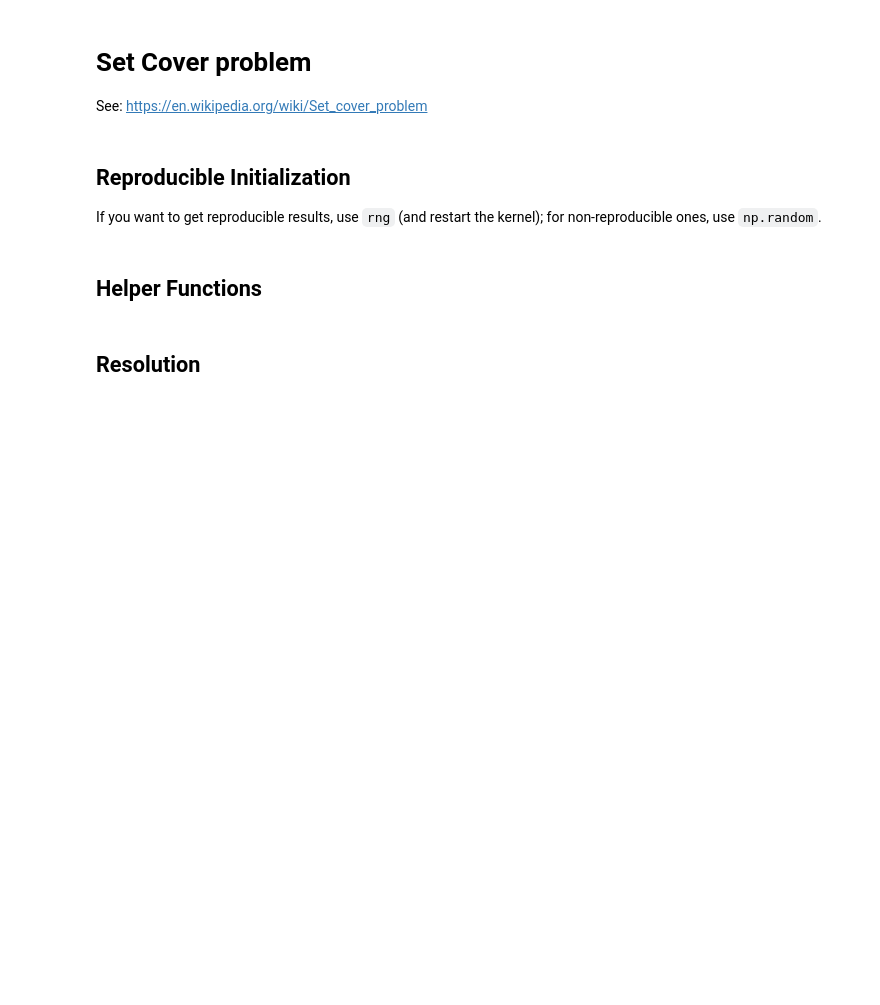
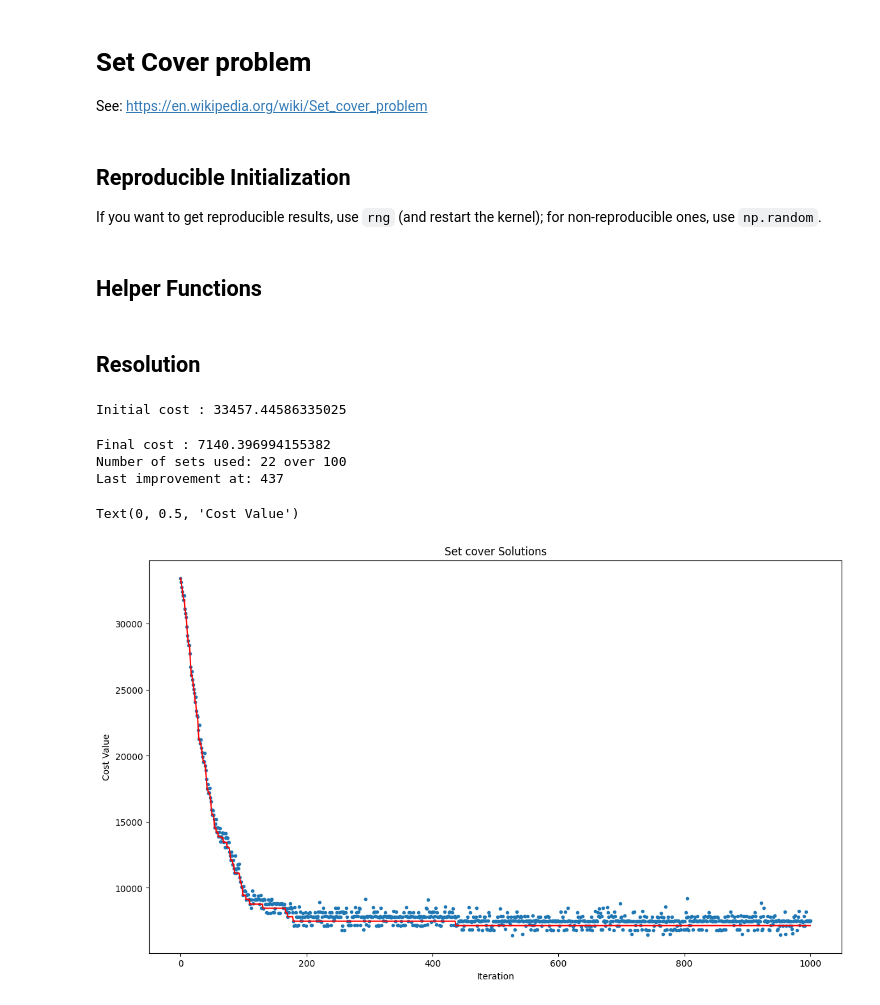
Before and after one commit to Lorkenzo/CI2024_lab1, a Jupyter notebook: set-cover.ipynb, the cells around one changed output. Drawn from its saved outputs; the diff is of its cells as text; code cells hidden in the pictures; blank space fills up the shorter version.

Commit message:
First Solution

```diff
--- a/set-cover.ipynb
+++ b/set-cover.ipynb
@@ -18,9 +19,9 @@ import matplotlib.pyplot as plt
 
 If you want to get reproducible results, use `rng` (and restart the kernel); for non-reproducible ones, use `np.random`.
 # %%
-UNIVERSE_SIZE = 100_000
-NUM_SETS = 10_000
-DENSITY = 0.3
+UNIVERSE_SIZE = 1000
+NUM_SETS = 100
+DENSITY = 0.2
 
 rng = np.random.Generator(np.random.PCG64([UNIVERSE_SIZE, NUM_SETS, int(10_000 * DENSITY)]))
 # %%
@@ -57,28 +58,57 @@ def tweak(solution):
 # %%
 solution = np.full(NUM_SETS, True)
 
-history = [cost(solution)]
+history = [(cost(solution),1)]
 print(f"Initial cost : {cost(solution)}")
 if valid(solution):
+    for n in tqdm(range(UNIVERSE_SIZE)):
+        new_solution = tweak(solution)
 
-    for n in range(UNIVERSE_SIZE):
-        new_solution = tweak(solution)
-        #print(new_solution)
-        history.append(cost(new_solution))
+        #Record solutions: 1 -> valid, 0 -> invalid
         if valid(new_solution) and cost(new_solution) < cost(solution):
             solution = new_solution
+            history.append((cost(new_solution),1))
+        else:
+            history.append((cost(new_solution),0))
 
     print(f"Final cost : {cost(solution)}")
-    print(f"Number of sets used: {solution.sum()}")
-    print(f"Last improvement at: {history.index(cost(solution))}")
+    print(f"Number of sets used: {solution.sum()} over {NUM_SETS}")
+    print(f"Last improvement at: {history.index((cost(solution),1))}")
 
 else:
     print("impossible to find a solution")
-
-plt.figure(figsize=(14, 8))
-plt.plot(
-    range(len(history)),
-    list(accumulate(history, min)),
-    color="red",
-)
-plt.scatter(range(len(history)), history, marker=".")
+# %% [output]
+Initial cost : 33457.44586335025
+Final cost : 7140.396994155382
+Number of sets used: 22 over 100
+Last improvement at: 437
+# %%
+#Array of progressive valid minimum
+
+progressive_min = []
+for c in history:
+    if c[1] == 1:
+        min = c[0]
+        progressive_min.append(c[0])
+    else:
+        progressive_min.append(min)
+
+#Array of all costs only
+costs = [sol[0] for sol in history]
+
+#Plot
+plt.figure(figsize=(14, 8))
+plt.title("Set cover Solutions")
+
+plt.plot(
+    range(len(progressive_min)),
+    progressive_min,
+    color="red",
+)
+plt.scatter(range(len(costs)), costs, marker=".")
+
+plt.xlabel('Iteration')
+plt.ylabel('Cost Value')
+# %% [output]
+Text(0, 0.5, 'Cost Value')
+[figure, added]
```
Also changed, not shown: parts of 1 cell of this notebook, 1 other file.
